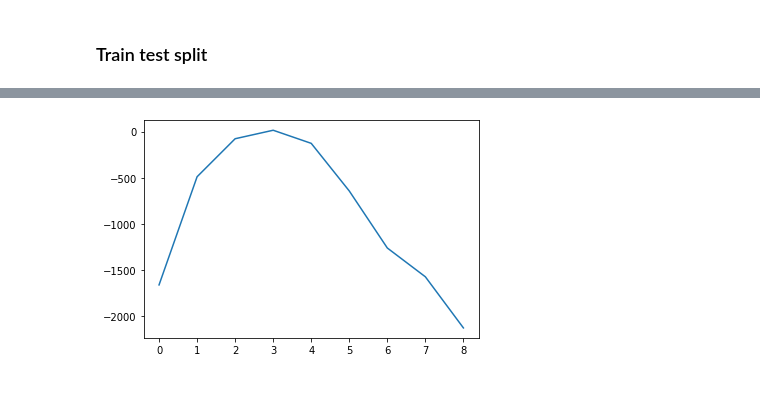
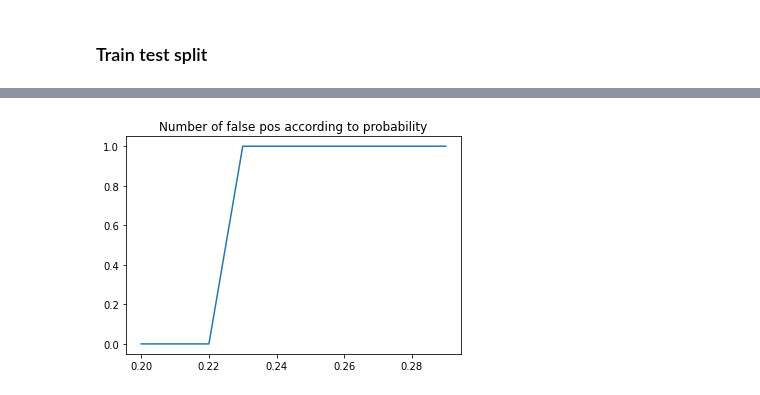
Before and after one commit to aboustev/OPC-Project_7, a Jupyter notebook: 04_NOTEBOOKS/Untitled.ipynb, the cells around one changed output, grey strips where cells are left out. Drawn from its saved outputs; the diff is of its cells as text; code cells hidden in the pictures.

Commit message:
update 6 : cost function adjustments overs confusion matrixes usage of random forest feature importance

```diff
--- a/04_NOTEBOOKS/Untitled.ipynb
+++ b/04_NOTEBOOKS/Untitled.ipynb
@@ -696,10 +754,10 @@ X_train, X_test, y_train, y_test = train_test_split(
 # %%
 params = {
-    'n_neighbors': list(range(15, 30)),
-    'algorithm': ['auto', 'ball_tree', 'kd_tree', 'brute']
+    'n_estimators': [200, 250, 300, 350, 400],
+    'criterion': ['gini', 'entropy']
 }
 # %%
-grid = GridSearchCV(KNeighborsClassifier(), param_grid=params)
+grid = GridSearchCV(RandomForestClassifier(random_state=0), param_grid=params)
 grid.fit(X_train, y_train)
 print('Grid best score :', grid.score(X_test, y_test))
 print('Grid best params :', grid.best_params_)
@@ -709,5 +767,5 @@ Grid best params : {'algorithm': 'auto', 'n_neighbors': 16}
 # %%
-cls = KNeighborsClassifier(**grid.best_params_)
+cls = RandomForestClassifier(**grid.best_params_)
 # %%
 def heatmap_print(true, pred, title):
     plt.figure(figsize=(10, 5))
@@ -730,9 +788,3 @@ def classify_with_proba(probability_pred, proba_0=0.5):
         return 0
     else:
         return 1
-# %%
-proba = 0.3
-proba_pred = cls.predict_proba(X_test)
-pred_with_proba = np.apply_along_axis(classify_with_proba, 1, proba_pred, proba_0=proba)
-title_hm = 'Real results with proba = {}'.format(proba)
-heatmap_print(true, pred_with_proba, title_hm)
@@ -743,17 +793,16 @@ real_x = df_modele_train[top_feat]
 real_y = df_modele_train.TARGET
 # %%
 scores = []
-for proba_range in range(1, 10):
-    proba = proba_range / 10
+false_pos_values = []
+range_values = list(range(20, 30))
+for proba_range in range_values:
+    proba = proba_range / 100
     proba_pred = cls.predict_proba(X_test)
     pred_with_proba = np.apply_along_axis(classify_with_proba, 1, proba_pred, proba_0=proba)
     cm = confusion_matrix(y_test, pred_with_proba)
-    cm[0, 0] *= 0
-    cm[0, 1] *= -2
-    cm[1, 0] *= -1
-    cm[1, 1] *= 1
-    scores += [cm.sum()]
-plt.plot(scores)
+    false_pos_values += [cm[0, 1]]
+plt.plot(np.divide(range_values,100), false_pos_values)
+plt.title('Number of false pos according to probability')
 plt.show()
 # %% [output]
-[figure, old version]
+[figure, new version]
```
Also changed, not shown: parts of 26 cells of this notebook, 1 other file.
